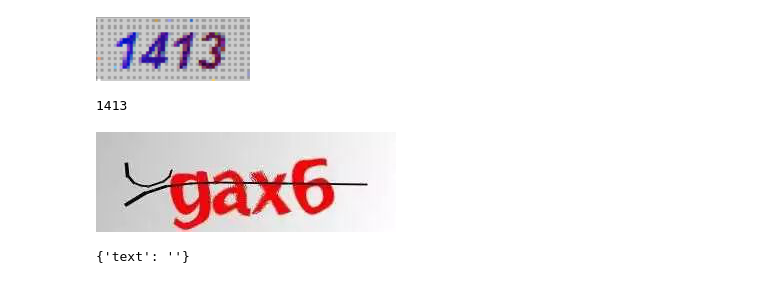
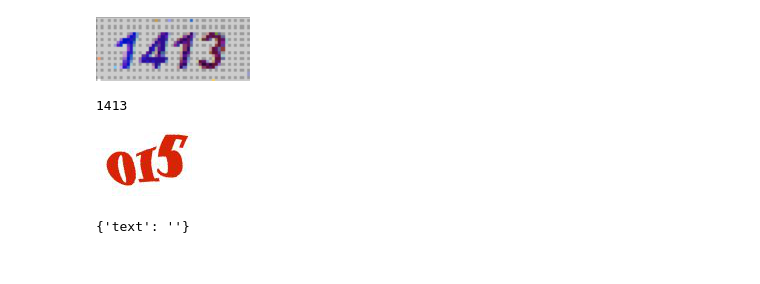
Before and after one commit to ggg5269/1st-PyCrawlerMarathon, a Jupyter notebook: D032/Day032_HW.ipynb, the cells around one changed output. Cells and saved outputs as stored; diff of their text form; code cells hidden in the pictures.

```diff
--- a/D032/Day032_HW.ipynb
+++ b/D032/Day032_HW.ipynb
@@ -38,10 +38,10 @@ print(code)
 # %% [output]
 1413
 # %%
-img = Image.open("test3.png")
+img = Image.open("captcha.jfif")
 img
 # %% [output]
-[figure, old version]
+[figure, new version]
 # %%
 code = pytesseract.image_to_string(img, output_type='dict')
 print(code)
```
Also changed, not shown: 3 other files.
